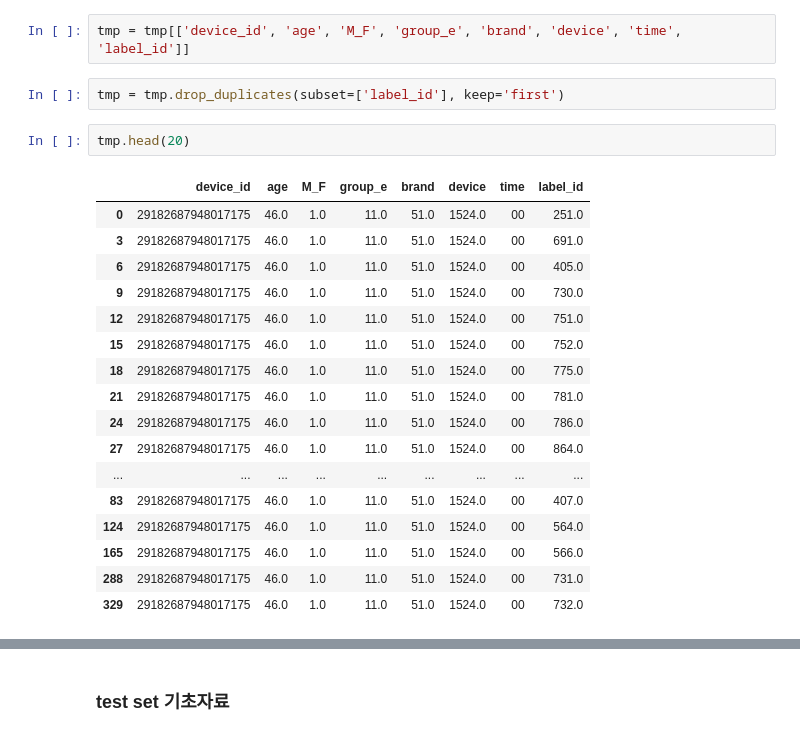
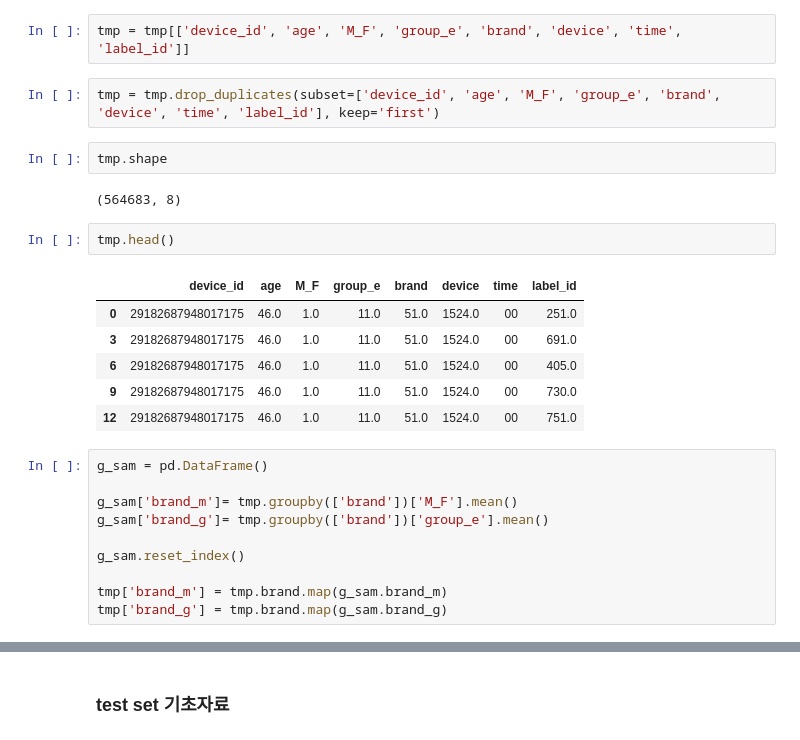
Before and after one commit to kinforkellie/talkingdata, a Jupyter notebook: 0816_variable editing.ipynb, the cells around one changed output, grey strips where cells are left out. Cells and saved outputs as stored; diff of their text form.

```diff
--- a/0816_variable editing.ipynb
+++ b/0816_variable editing.ipynb
@@ -93,24 +93,27 @@ del labels
 # %%
 tmp = tmp[['device_id', 'age', 'M_F', 'group_e', 'brand', 'device', 'time', 'label_id']]
 # %%
-tmp = tmp.drop_duplicates(subset=['label_id'], keep='first')
+tmp = tmp.drop_duplicates(subset=['device_id', 'age', 'M_F', 'group_e', 'brand', 'device', 'time', 'label_id'], keep='first')
+# %%
+tmp.shape
+# %% [output]
+(564683, 8)
 # %%
-tmp.head(20)
+tmp.head()
 # %% [output]
 |  | device_id | age | M_F | group_e | brand | device | time | label_id |
 | 0 | 29182687948017175 | 46.0 | 1.0 | 11.0 | 51.0 | 1524.0 | 00 | 251.0 |
 | 3 | 29182687948017175 | 46.0 | 1.0 | 11.0 | 51.0 | 1524.0 | 00 | 691.0 |
 | 6 | 29182687948017175 | 46.0 | 1.0 | 11.0 | 51.0 | 1524.0 | 00 | 405.0 |
 | 9 | 29182687948017175 | 46.0 | 1.0 | 11.0 | 51.0 | 1524.0 | 00 | 730.0 |
 | 12 | 29182687948017175 | 46.0 | 1.0 | 11.0 | 51.0 | 1524.0 | 00 | 751.0 |
-| 15 | 29182687948017175 | 46.0 | 1.0 | 11.0 | 51.0 | 1524.0 | 00 | 752.0 |
-| 18 | 29182687948017175 | 46.0 | 1.0 | 11.0 | 51.0 | 1524.0 | 00 | 775.0 |
-| 21 | 29182687948017175 | 46.0 | 1.0 | 11.0 | 51.0 | 1524.0 | 00 | 781.0 |
-| 24 | 29182687948017175 | 46.0 | 1.0 | 11.0 | 51.0 | 1524.0 | 00 | 786.0 |
-| 27 | 29182687948017175 | 46.0 | 1.0 | 11.0 | 51.0 | 1524.0 | 00 | 864.0 |
-| ... | ... | ... | ... | ... | ... | ... | ... | ... |
-| 83 | 29182687948017175 | 46.0 | 1.0 | 11.0 | 51.0 | 1524.0 | 00 | 407.0 |
-| 124 | 29182687948017175 | 46.0 | 1.0 | 11.0 | 51.0 | 1524.0 | 00 | 564.0 |
-| 165 | 29182687948017175 | 46.0 | 1.0 | 11.0 | 51.0 | 1524.0 | 00 | 566.0 |
-| 288 | 29182687948017175 | 46.0 | 1.0 | 11.0 | 51.0 | 1524.0 | 00 | 731.0 |
-| 329 | 29182687948017175 | 46.0 | 1.0 | 11.0 | 51.0 | 1524.0 | 00 | 732.0 |
+# %%
+g_sam = pd.DataFrame()
+
+g_sam['brand_m']= tmp.groupby(['brand'])['M_F'].mean()
+g_sam['brand_g']= tmp.groupby(['brand'])['group_e'].mean()
+
+g_sam.reset_index()
+
+tmp['brand_m'] = tmp.brand.map(g_sam.brand_m)
+tmp['brand_g'] = tmp.brand.map(g_sam.brand_g)
```
Also changed, not shown: parts of 21 cells of this notebook.
